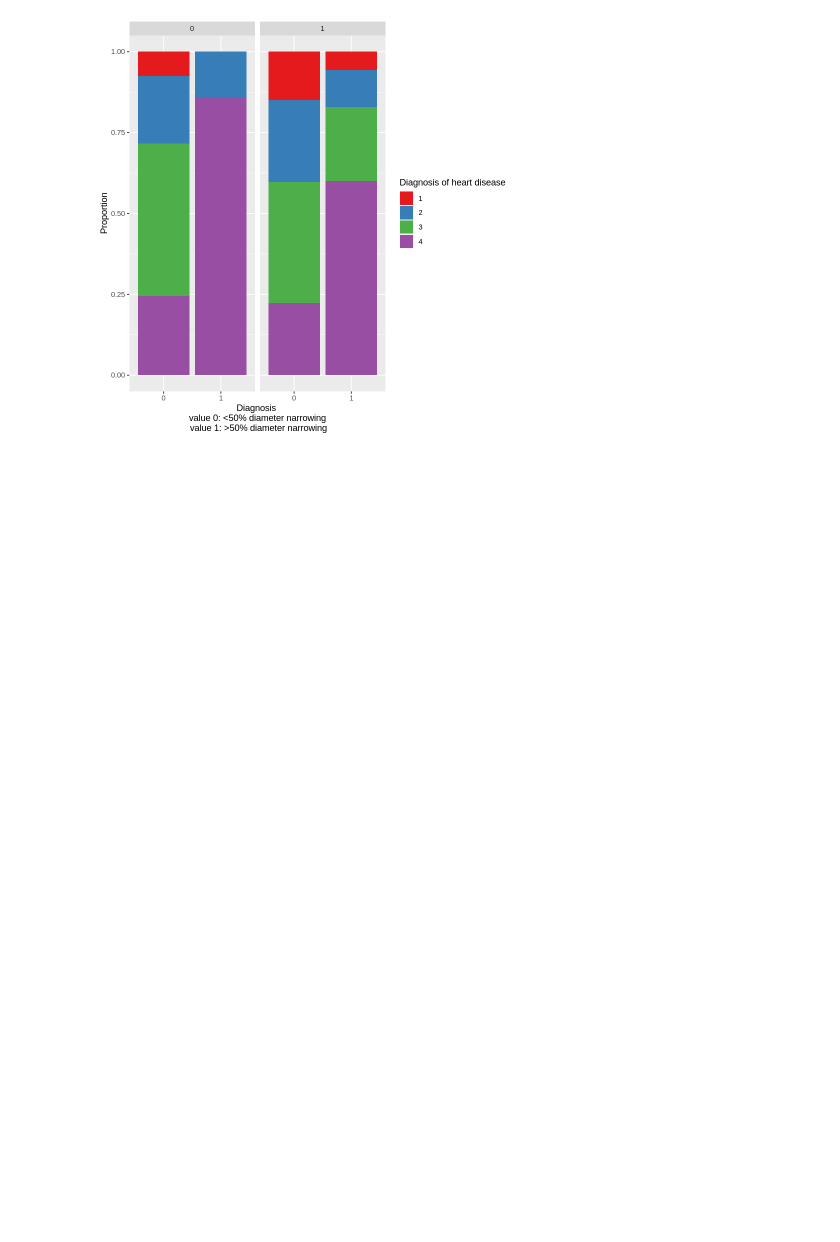
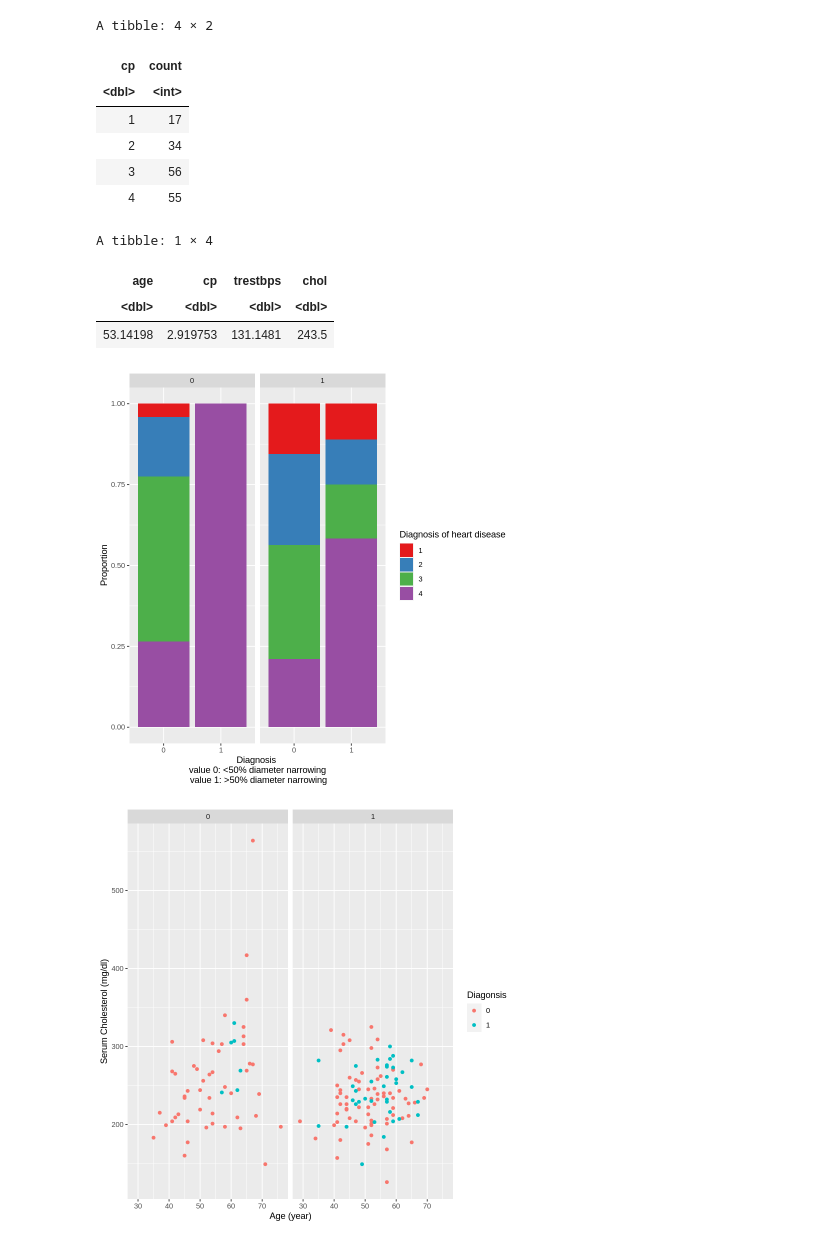
Before and after one commit to jlieu88/dsci-100-project, a Jupyter notebook: proposal_step.ipynb, the cells around one changed output. Drawn from its saved outputs; the diff is of its cells as text; code cells hidden in the pictures; blank space fills up the shorter version.

Commit message:
Plots and Summary added

```diff
--- a/proposal_step.ipynb
+++ b/proposal_step.ipynb
@@ -52,7 +70,6 @@ database <- database_raw |>
             mutate_if(is.character, as.numeric)|>
             mutate(scaled_trestbps=scale(trestbps,center=TRUE),
                    scaled_chol=scale(chol,center=TRUE))
-database
 
 # Totally, there are 5 data frames:
 # 1. cleveland
@@ -61,12 +78,31 @@ database
 # 4. hungary
 # 5. database
 
-
-database_split<-initial_split(database,prop=3/4,strata=num)
+# splitting data into training data and testing data
+database_split<-initial_split(database, prop = 0.75,strata = num)
 database_train<-training(database_split)
 database_test<-testing(database_split)
 
+# count the number of patients with different ages
+count_age <- database_train |>
+             group_by(age) |>
+             summarize(count = n())
+count_age
 
+# count the number of patients with different types of chest pain
+count_cp <- database_train |>
+             group_by(cp) |>
+             summarize(count = n())
+count_cp
+
+#count the average value of variables
+group_mean <- database_train |>
+              summarize(across(age:num, mean, na.rm = TRUE)) |>
+              select(age, cp, trestbps, chol)
+group_mean
+
+
+# plotting with bar plot
 cp_num_plot <- database_train |>
     ggplot(aes(x = as_factor(num), fill = as_factor(cp))) +
     geom_bar(position = 'fill') +
@@ -75,8 +111,17 @@ cp_num_plot <- database_train |>
     labs(fill = "Diagnosis of heart disease") +
     facet_grid(cols = vars(sex)) +
     scale_fill_brewer(palette = "Set1")
+cp_num_plot
 
-cp_num_plot
+# plotting with scatter plot
+age_chol_plot <- database_train |>
+    ggplot(aes(x = age, y = chol, color = as_factor(num))) +
+    geom_point() +
+    xlab('Age (year)') +
+    ylab('Serum Cholesterol (mg/dl)') +
+    labs(color = "Diagonsis") +
+    facet_grid(cols = vars(sex))
+age_chol_plot
 # %% [output]
 Rows: 303 Columns: 15
 ── Column specification ────────────────────────────────────────────────────────
@@ -117 +162,13 @@ A tibble: 216 × 16
+A tibble: 4 × 2
+| cp | count |
+| <dbl> | <int> |
+| 1 | 17 |
+| 2 | 34 |
+| 3 | 56 |
+| 4 | 55 |
+A tibble: 1 × 4
+| age | cp | trestbps | chol |
+| <dbl> | <dbl> | <dbl> | <dbl> |
+| 53.14198 | 2.919753 | 131.1481 | 243.5 |
-[figure, old version]
+[figure, new version]
+[figure, added]
```
Also changed, not shown: parts of 2 cells of this notebook.
